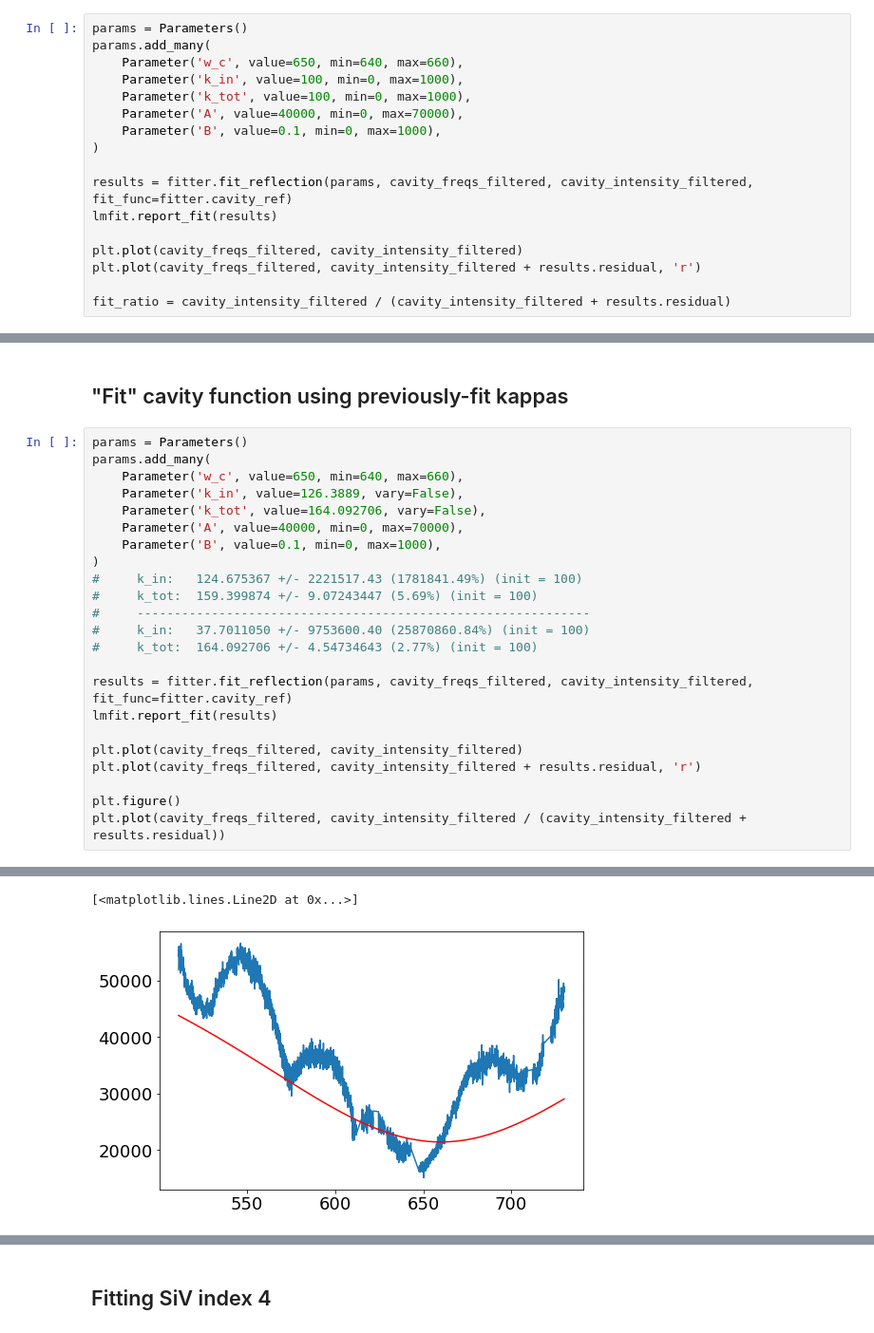
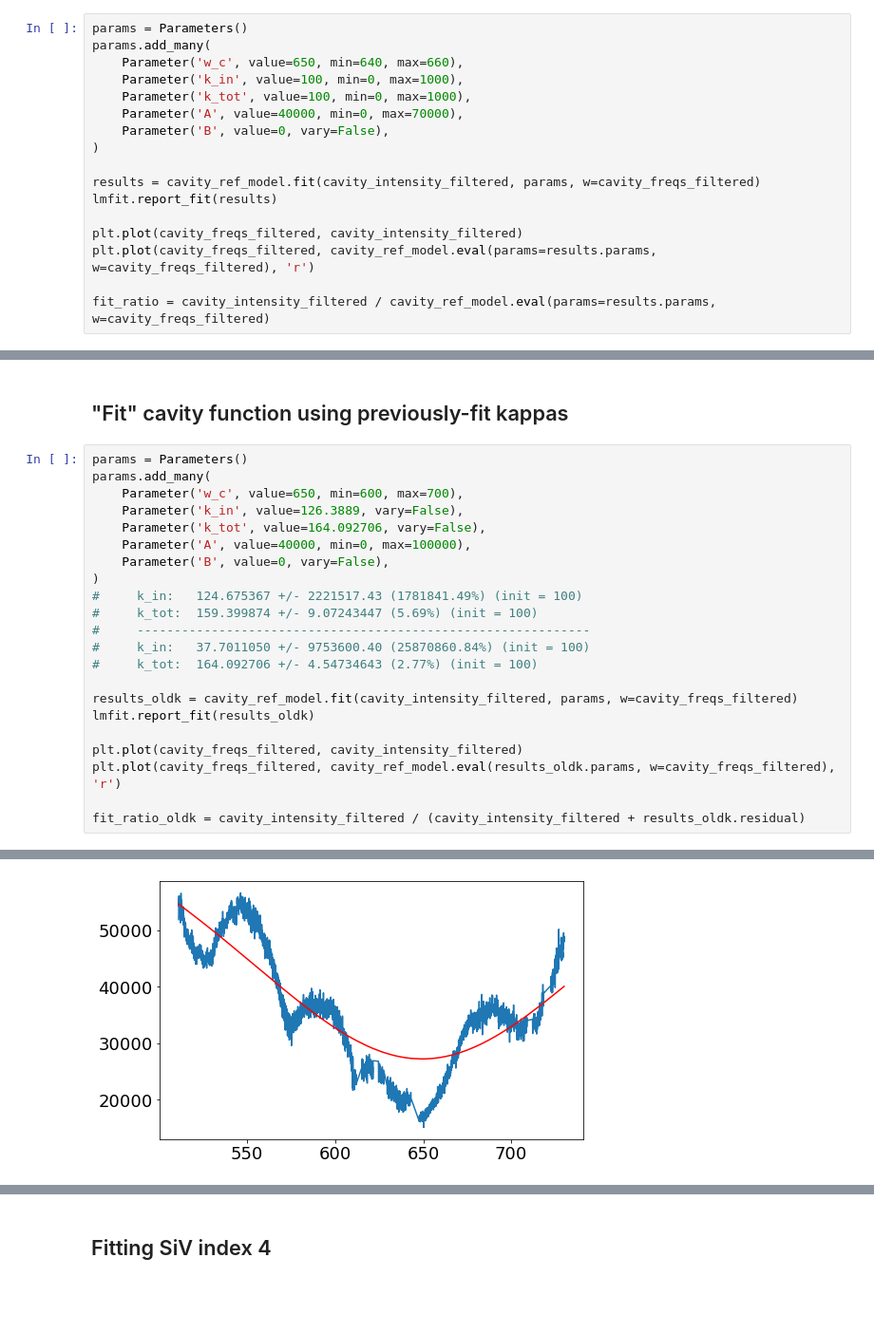
Before and after one commit to huanyanqi/siv-cqed-model, a Jupyter notebook: notebooks/fitting data - 2021_03_03_stitched.ipynb, the cells around one changed output, grey strips where cells are left out. Shown at 95% size. Cells and saved outputs as stored; diff of their text form; blank space fills up the shorter version.

```diff
--- a/notebooks/fitting data - 2021_03_03_stitched.ipynb
+++ b/notebooks/fitting data - 2021_03_03_stitched.ipynb
@@ -121,16 +126,16 @@ params.add_many(
     Parameter('k_in', value=100, min=0, max=1000),
     Parameter('k_tot', value=100, min=0, max=1000),
     Parameter('A', value=40000, min=0, max=70000),
-    Parameter('B', value=0.1, min=0, max=1000),
+    Parameter('B', value=0, vary=False),
 )
 
-results = fitter.fit_reflection(params, cavity_freqs_filtered, cavity_intensity_filtered, fit_func=fitter.cavity_ref)
+results = cavity_ref_model.fit(cavity_intensity_filtered, params, w=cavity_freqs_filtered)
 lmfit.report_fit(results)
 
 plt.plot(cavity_freqs_filtered, cavity_intensity_filtered)
-plt.plot(cavity_freqs_filtered, cavity_intensity_filtered + results.residual, 'r')
+plt.plot(cavity_freqs_filtered, cavity_ref_model.eval(params=results.params, w=cavity_freqs_filtered), 'r')
 
-fit_ratio = cavity_intensity_filtered / (cavity_intensity_filtered + results.residual)
+fit_ratio = cavity_intensity_filtered / cavity_ref_model.eval(params=results.params, w=cavity_freqs_filtered)
 # %% [output]
 [[Fit Statistics]]
     # fitting method   = leastsq
@@ -234,11 +243,11 @@ plt.plot(cavity_freqs_filtered, fit_ratio + ratio_results.residual, 'r')
 # %%
 params = Parameters()
 params.add_many(
-    Parameter('w_c', value=650, min=640, max=660),
+    Parameter('w_c', value=650, min=600, max=700),
     Parameter('k_in', value=126.3889, vary=False),
     Parameter('k_tot', value=164.092706, vary=False),
-    Parameter('A', value=40000, min=0, max=70000),
-    Parameter('B', value=0.1, min=0, max=1000),
+    Parameter('A', value=40000, min=0, max=100000),
+    Parameter('B', value=0, vary=False),
 )
 #     k_in:   124.675367 +/- 2221517.43 (1781841.49%) (init = 100)
 #     k_tot:  159.399874 +/- 9.07243447 (5.69%) (init = 100)
@@ -246,14 +255,13 @@ params.add_many(
 #     k_in:   37.7011050 +/- 9753600.40 (25870860.84%) (init = 100)
 #     k_tot:  164.092706 +/- 4.54734643 (2.77%) (init = 100)
 
-results = fitter.fit_reflection(params, cavity_freqs_filtered, cavity_intensity_filtered, fit_func=fitter.cavity_ref)
-lmfit.report_fit(results)
+results_oldk = cavity_ref_model.fit(cavity_intensity_filtered, params, w=cavity_freqs_filtered)
+lmfit.report_fit(results_oldk)
 
 plt.plot(cavity_freqs_filtered, cavity_intensity_filtered)
-plt.plot(cavity_freqs_filtered, cavity_intensity_filtered + results.residual, 'r')
+plt.plot(cavity_freqs_filtered, cavity_ref_model.eval(results_oldk.params, w=cavity_freqs_filtered), 'r')
 
-plt.figure()
-plt.plot(cavity_freqs_filtered, cavity_intensity_filtered / (cavity_intensity_filtered + results.residual))
+fit_ratio_oldk = cavity_intensity_filtered / (cavity_intensity_filtered + results_oldk.residual)
 # %% [output]
 [[Fit Statistics]]
     # fitting method   = leastsq
@@ -277,2 +283 @@ plt.plot(cavity_freqs_filtered, cavity_intensity_filtered / (cavity_intensity_fi
-[<matplotlib.lines.Line2D at 0x...>]
-[figure, old version]
+[figure, new version]
```
Also changed, not shown: parts of 25 cells of this notebook, 4 other files.
